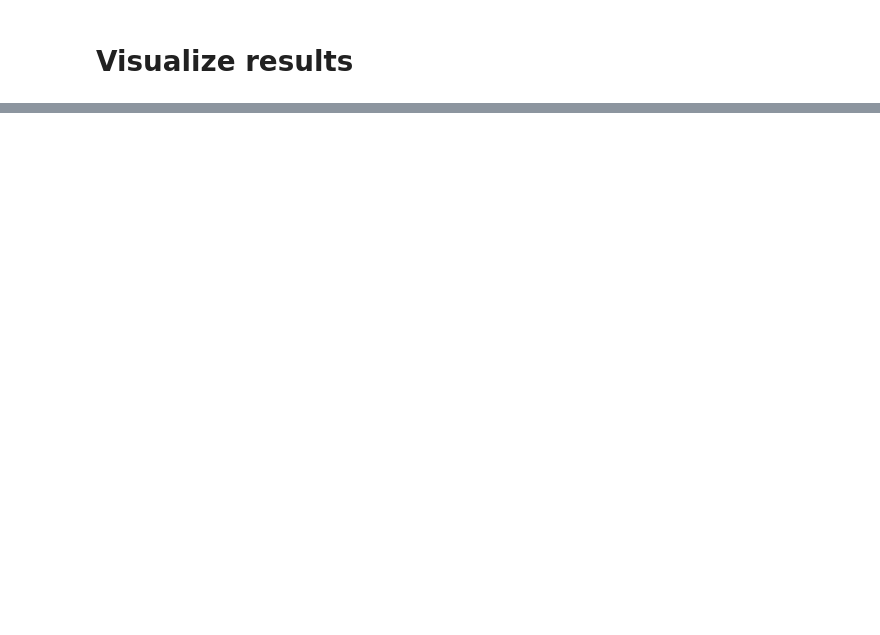
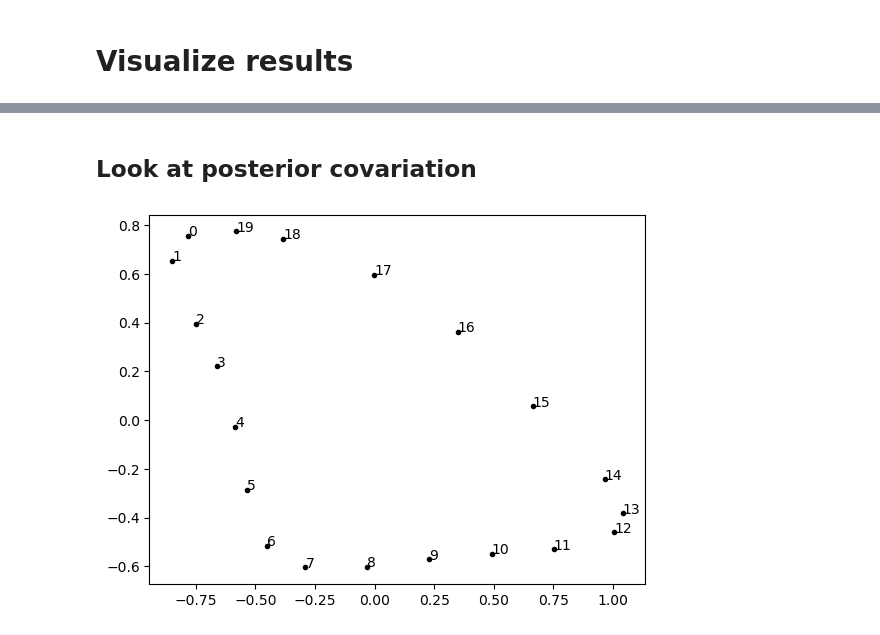
Before and after one commit to sofiastroustrup/SPMS, a Jupyter notebook: experiments/comparison/infer_posterior.ipynb, the cells around one changed output, grey strips where cells are left out. Cells and saved outputs as stored; diff of their text form; code cells hidden in the pictures; blank space fills up the shorter version.

```diff
--- a/experiments/comparison/infer_posterior.ipynb
+++ b/experiments/comparison/infer_posterior.ipynb
@@ -187,0 +421,11 @@ IndexError: list index out of range
+# %% [markdown]
+## Look at posterior covariation
+# %%
+# visualize landmarks with labels
+flat_true_tree = np.genfromtxt(sim_path + "/flat_true_tree.csv", delimiter=',')
+plt.plot(flat_true_tree[0][0::2], flat_true_tree[0][1::2], '.', color='black', linewidth=2, label='true shape')
+n = list(range(len(flat_true_tree[0][::2])))
+for i, txt in enumerate(n):
+    plt.annotate(txt, (flat_true_tree[0][::2][i], flat_true_tree[0][1::2][i]))
+# %% [output]
+[figure, added]
```
Also changed, not shown: parts of 24 cells of this notebook, 56 other files.
